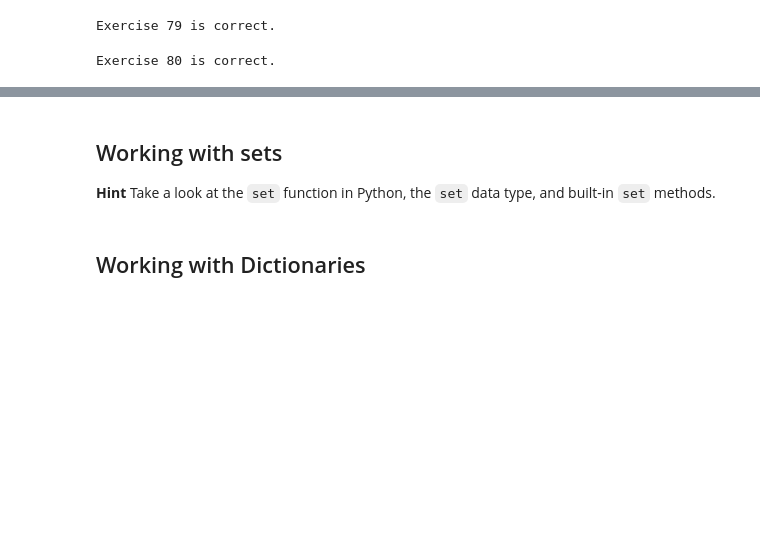
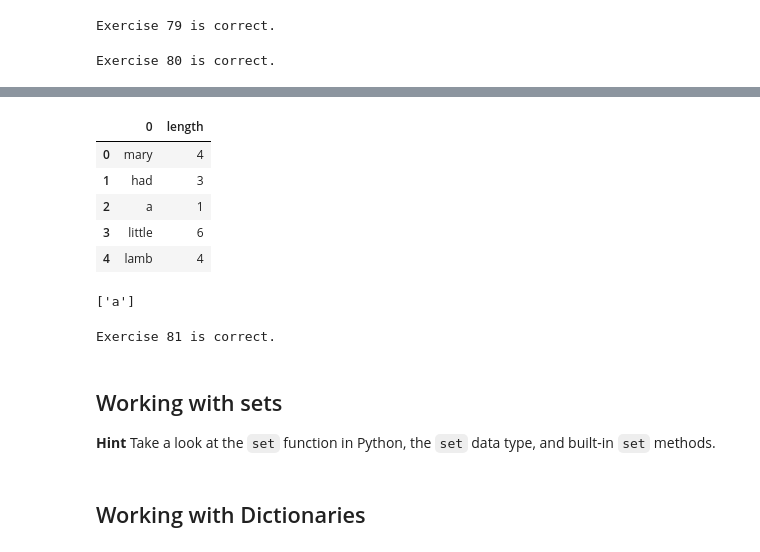
Before and after one commit to Ken-Alviola/coding_practice, a Jupyter notebook: 101-exercises.ipynb, the cells around one changed output, grey strips where cells are left out. Saved outputs shown, nothing was run; the diff lists cells and outputs as text; code cells hidden in the pictures; blank space fills up the shorter version.

```diff
--- a/101-exercises.ipynb
+++ b/101-exercises.ipynb
@@ -1352,0 +1373,5 @@ print("Exercise 81 is correct.")
+# %%
+x = ["mary", "had", "a", "little", "lamb"]
+# %%
+df = pd.DataFrame(x)
+df
@@ -1352,0 +1385,10 @@ print("Exercise 81 is correct.")
+# %%
+df['length'] = df[0].apply(lambda x: len(x))
+df
+# %% [output]
+|  | 0 | length |
+| 0 | mary | 4 |
+| 1 | had | 3 |
+| 2 | a | 1 |
+| 3 | little | 6 |
+| 4 | lamb | 4 |
@@ -1353,3 +1397,23 @@ print("Exercise 81 is correct.")
+# %%
+df.iloc[index][0].tolist()
+# %% [output]
+['a']
+# %%
+# Exercise 81
+# Write a function definition named shortest_string that takes in a list of strings and returns the shortest string in the list.
+def shortest_string(x):
+    df = pd.DataFrame(x)
+    df['length'] = df[0].apply(lambda x: len(x))
+    index = df[df['length'] == df['length'].min()].index
+    shortest_string = df.iloc[index][0].tolist()
+    return shortest_string[0]
+
+assert shortest_string(["kiwi", "mango", "strawberry"]) == "kiwi"
+assert shortest_string(["hello", "everybody"]) == "hello"
+assert shortest_string(["mary", "had", "a", "little", "lamb"]) == "a"
+print("Exercise 81 is correct.")
+# %% [output]
+Exercise 81 is correct.
 # %%
 # Exercise 82
 # Write a function definition named longest_string that takes in sequence of strings and returns the longest string in the list.
```
Also changed, not shown: parts of 6 cells of this notebook.
